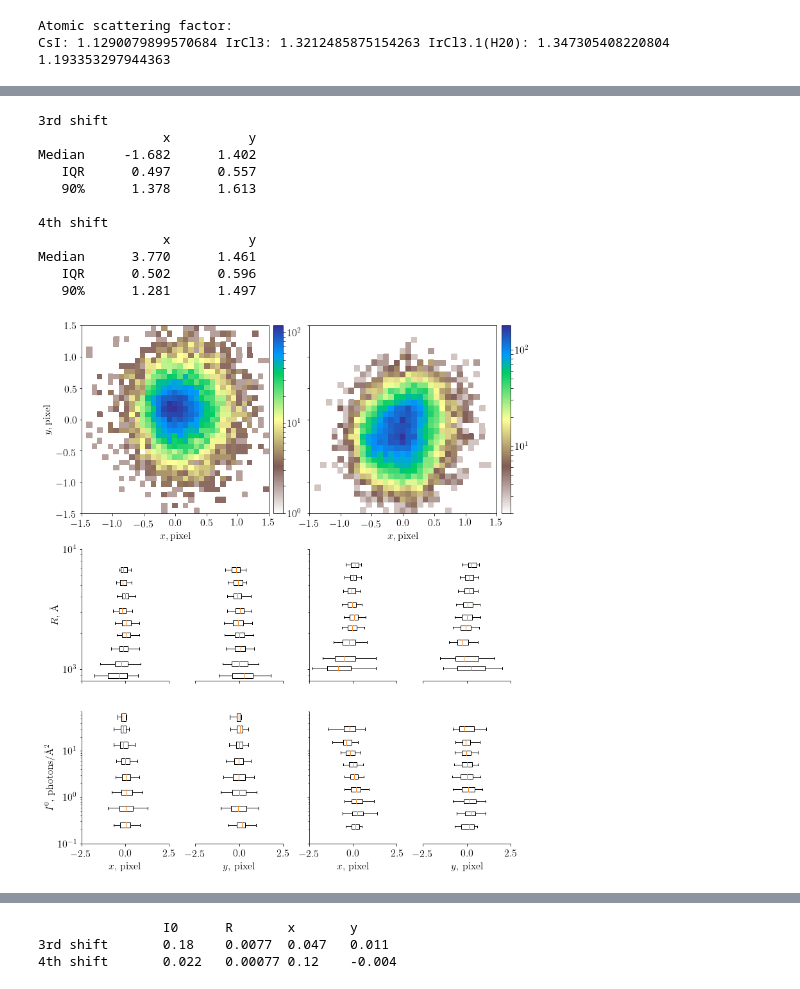
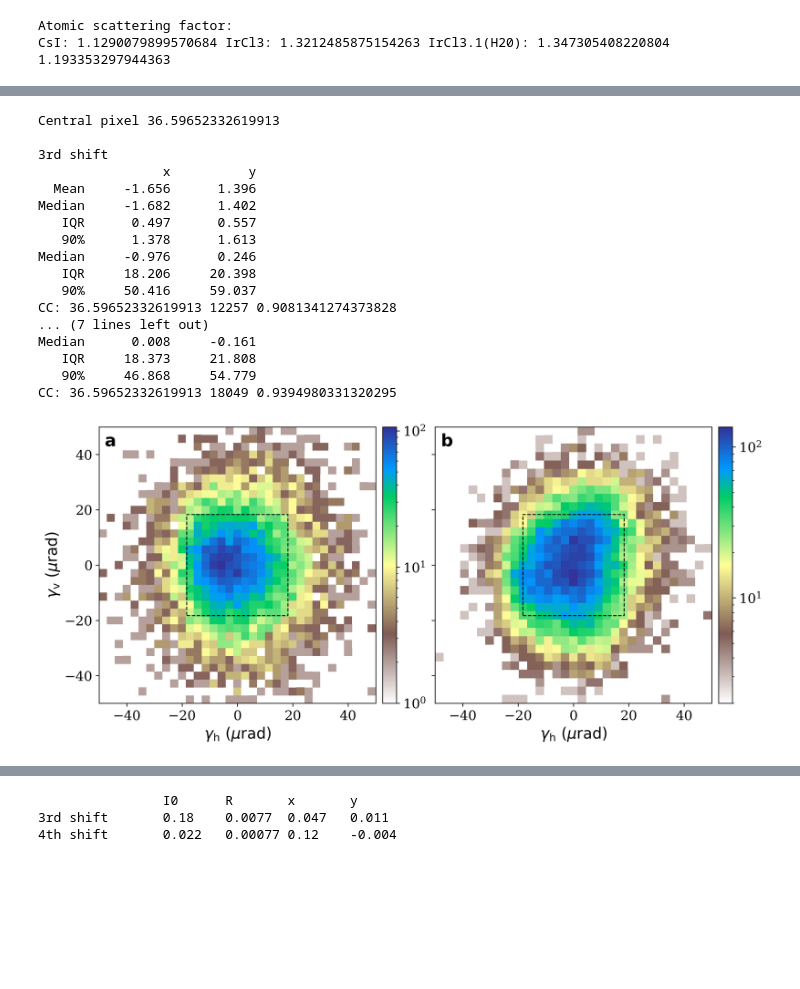
Before and after one commit to FilipeMaia/euxfel2013-analysis, a Jupyter notebook: figs/show_fits_analysis.ipynb, the cells around one changed output, grey strips where cells are left out. Saved outputs shown, nothing was run; the diff lists cells and outputs as text; code cells hidden in the pictures; blank space fills up the shorter version.

Commit message:
updated figures

```diff
--- a/figs/show_fits_analysis.ipynb
+++ b/figs/show_fits_analysis.ipynb
@@ -129 +147,6 @@ plt.show()
+# %%
+fits.P[:,3] /= 10.
+# %%
+#fits.P[:,2] *= Eph*1e20*1.602176565e-19*1000
+fits.P[:,2] *= 1e8
 # %%
@@ -213,66 +279,99 @@ plt.show()
 # %%
 #fig = plt.figure(figsize=(6, 6))
 
-fig = plt.figure(figsize=[12, 15])
-gs = plt.GridSpec(3, 4, height_ratios=[3, 2, 2])
+fig = plt.figure(figsize=[12, 6], tight_layout=False, dpi=300)
+gs = plt.GridSpec(1, 4)
 gs.update(wspace=0.3)
 
 a0 = plt.subplot(gs[0, :2])
 
+px0 = 2*np.arctan2(.5*lx,L)*1e6
+print('Central pixel {}'.format(px0))
+
 # 3rd shift
 k1, = np.where(fits.grp < 2)
+x1 = np.arctan2((fits.P[k1,4]  - fits.P[k1,4].mean()) * lx, L) * 1e6
+y1 = np.arctan2((fits.P[k1,5]  - fits.P[k1,5].mean())* ly, L) * 1e6
+
 print("")
 print("3rd shift")
 print("                x          y")
+print("  Mean {:10.3f} {:10.3f}".format(np.mean(fits.P[k1,4]), np.mean(fits.P[k1,5])))
 print("Median {:10.3f} {:10.3f}".format(np.median(fits.P[k1,4]), np.median(fits.P[k1,5])))
 print("   IQR {:10.3f} {:10.3f}".format(iqr(fits.P[k1,4]),iqr(fits.P[k1,5])))
 print("   90% {:10.3f} {:10.3f}".format(np.percentile(fits.P[k1,4], 95)-np.percentile(fits.P[k1,4], 5),
                                        np.percentile(fits.P[k1,5], 95)-np.percentile(fits.P[k1,5], 5)))
+print("Median {:10.3f} {:10.3f}".format(np.median(x1), np.median(y1)))
+print("   IQR {:10.3f} {:10.3f}".format(iqr(x1),iqr(y1)))
+print("   90% {:10.3f} {:10.3f}".format(np.percentile(x1, 95)-np.percentile(x1, 5),
+                                       np.percentile(y1, 95)-np.percentile(y1, 5)))
+
+pxn = np.sum(np.logical_and(np.abs(y1)<px0, np.abs(x1)<px0))
+print("CC: {} {} {}".format(px0, x1.size, float(pxn)/float(x1.size)))
 rn = ((-1.5,1.5), (-1.5, 1.5))
+rn = ((-50, 50), (-50, 50))
 H, D, x_bins, y_bins = fits.get_center_distribution(2, 'count', i=k1, d=2.5, ranges=rn)
 j = H<1
 H[j] = float("nan")
+
+
 im=fits.plot_center_distribution((x_bins, y_bins), H, ax=a0)
-
-ax = [plt.subplot(gs[1, 0]), plt.subplot(gs[1, 1]), plt.subplot(gs[2, 0]), plt.subplot(gs[2, 1])]
-fits.plot_bandwidth_dist(ax, k1, (800,10000), (0.1,70), (-2.5, 2.5))
+a0.add_patch(plt.Rectangle((-px0/2,-px0/2), px0, px0, fill=False, ls='--'))
+a0.text(-48,43,'$\mathbf{a}$',fontsize=18)
 
 # 4th shift
 a0 = plt.subplot(gs[0, 2:])
 
 k1, = np.where(fits.grp >= 2)
+x1 = np.arctan2((fits.P[k1,4]  - fits.P[k1,4].mean()) * lx, L) * 1e6
+y1 = np.arctan2((fits.P[k1,5]  - fits.P[k1,5].mean())* ly, L) * 1e6
+
 print("")
 print("4th shift")
 print("                x          y")
+print("  Mean {:10.3f} {:10.3f}".format(np.mean(fits.P[k1,4]), np.mean(fits.P[k1,5])))
 print("Median {:10.3f} {:10.3f}".format(np.median(fits.P[k1,4]), np.median(fits.P[k1,5])))
 print("   IQR {:10.3f} {:10.3f}".format(iqr(fits.P[k1,4]),iqr(fits.P[k1,5])))
 print("   90% {:10.3f} {:10.3f}".format(np.percentile(fits.P[k1,4], 95)-np.percentile(fits.P[k1,4], 5),
                                        np.percentile(fits.P[k1,5], 95)-np.percentile(fits.P[k1,5], 5)))
 
+print("Median {:10.3f} {:10.3f}".format(np.median(x1), np.median(y1)))
+print("   IQR {:10.3f} {:10.3f}".format(iqr(x1),iqr(y1)))
+print("   90% {:10.3f} {:10.3f}".format(np.percentile(x1, 95)-np.percentile(x1, 5),
+                                       np.percentile(y1, 95)-np.percentile(y1, 5)))
+pxn = np.sum(np.logical_and(np.abs(y1)<px0, np.abs(x1)<px0))
+print("CC: {} {} {}".format(px0, x1.size, float(pxn)/float(x1.size)))
 
 rn = ((-1.5,1.5), (-1.5, 1.5))
+rn = ((-50, 50), (-50, 50))
 H, D, x_bins, y_bins = fits.get_center_distribution(2, 'count', i=k1, d=3, ranges=rn)
 j = H<2
 H[j] = float("nan")
 im=fits.plot_center_distribution((x_bins, y_bins), H, ax=a0)
 a0.tick_params(labelleft=False)
 a0.set_ylabel('')
+a0.add_patch(plt.Rectangle((-px0/2,-px0/2), px0, px0, fill=False, ls='--'))
+a0.text(-48,43,'$\mathbf{b}$',fontsize=18)
 
-ax = [plt.subplot(gs[1, 2]), plt.subplot(gs[1, 3]), plt.subplot(gs[2, 2]), plt.subplot(gs[2, 3])]
-fits.plot_bandwidth_dist(ax, k1, (800,10000), (0.1,70), (-2.5, 2.5), labelleft=False)
-
-plt.savefig("fig_fits_4.png", dpi=300)
+plt.savefig("pdf/figure_4.pdf")
+plt.savefig("eps/figure_4.eps")
 plt.show()
 # %% [output]
+Central pixel 36.59652332619913
+
 3rd shift
                 x          y
+  Mean     -1.656      1.396
 Median     -1.682      1.402
    IQR      0.497      0.557
    90%      1.378      1.613
-
-4th shift
-                x          y
-Median      3.770      1.461
-   IQR      0.502      0.596
-   90%      1.281      1.497
+Median     -0.976      0.246
+   IQR     18.206     20.398
+   90%     50.416     59.037
+CC: 36.59652332619913 12257 0.9081341274373828
+... (7 lines left out)
+Median      0.008     -0.161
+   IQR     18.373     21.808
+   90%     46.868     54.779
+CC: 36.59652332619913 18049 0.9394980331320295
-[figure, old version]
+[figure, new version]
```
Also changed, not shown: parts of 13 cells of this notebook, 48 other files.
